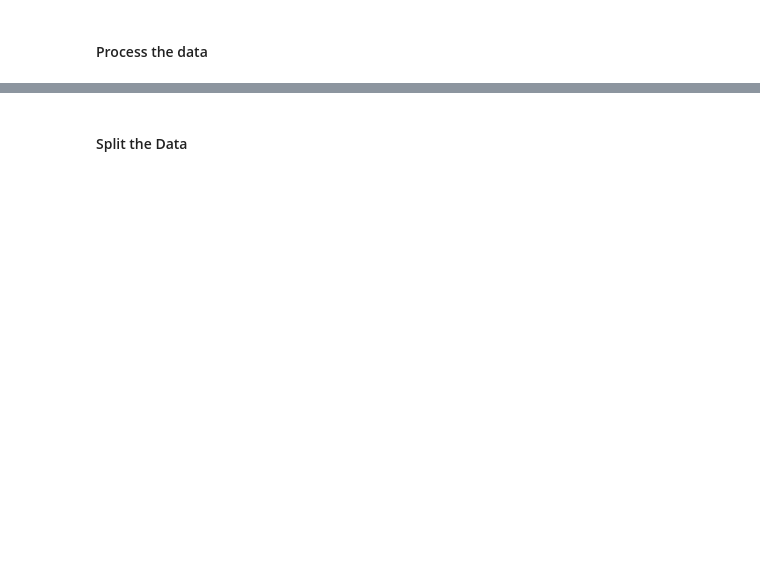
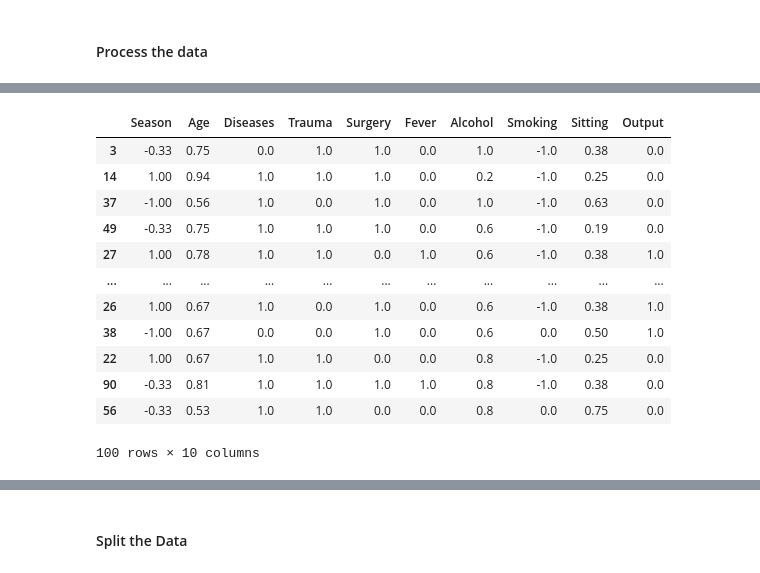
Before and after one commit to jcgarciaca/customising_your_models_with_tensorFlow2, a Jupyter notebook: week_2/Week_2_Coding_Tutorial.ipynb, the cells around one changed output, grey strips where cells are left out. Drawn from its saved outputs; the diff is of its cells as text; code cells hidden in the pictures; blank space fills up the shorter version.

```diff
--- a/week_2/Week_2_Coding_Tutorial.ipynb
+++ b/week_2/Week_2_Coding_Tutorial.ipynb
@@ -277,3 +299,19 @@ fertility.head()
 # Convert the DataFrame so that the features are mapped to floats
 
 fertility = fertility.astype('float32')
+# %%
+fertility.sample(frac=1)
+# %% [output]
+|  | Season | Age | Diseases | Trauma | Surgery | Fever | Alcohol | Smoking | Sitting | Output |
+| 3 | -0.33 | 0.75 | 0.0 | 1.0 | 1.0 | 0.0 | 1.0 | -1.0 | 0.38 | 0.0 |
+| 14 | 1.00 | 0.94 | 1.0 | 1.0 | 1.0 | 0.0 | 0.2 | -1.0 | 0.25 | 0.0 |
+| 37 | -1.00 | 0.56 | 1.0 | 0.0 | 1.0 | 0.0 | 1.0 | -1.0 | 0.63 | 0.0 |
+| 49 | -0.33 | 0.75 | 1.0 | 1.0 | 1.0 | 0.0 | 0.6 | -1.0 | 0.19 | 0.0 |
+| 27 | 1.00 | 0.78 | 1.0 | 1.0 | 0.0 | 1.0 | 0.6 | -1.0 | 0.38 | 1.0 |
+| ... | ... | ... | ... | ... | ... | ... | ... | ... | ... | ... |
+| 26 | 1.00 | 0.67 | 1.0 | 0.0 | 1.0 | 0.0 | 0.6 | -1.0 | 0.38 | 1.0 |
+| 38 | -1.00 | 0.67 | 0.0 | 0.0 | 1.0 | 0.0 | 0.6 | 0.0 | 0.50 | 1.0 |
+| 22 | 1.00 | 0.67 | 1.0 | 1.0 | 0.0 | 0.0 | 0.8 | -1.0 | 0.25 | 0.0 |
+| 90 | -0.33 | 0.81 | 1.0 | 1.0 | 1.0 | 1.0 | 0.8 | -1.0 | 0.38 | 0.0 |
+| 56 | -0.33 | 0.53 | 1.0 | 1.0 | 0.0 | 0.0 | 0.8 | 0.0 | 0.75 | 0.0 |
+100 rows × 10 columns
```
Also changed, not shown: parts of 25 cells of this notebook.
